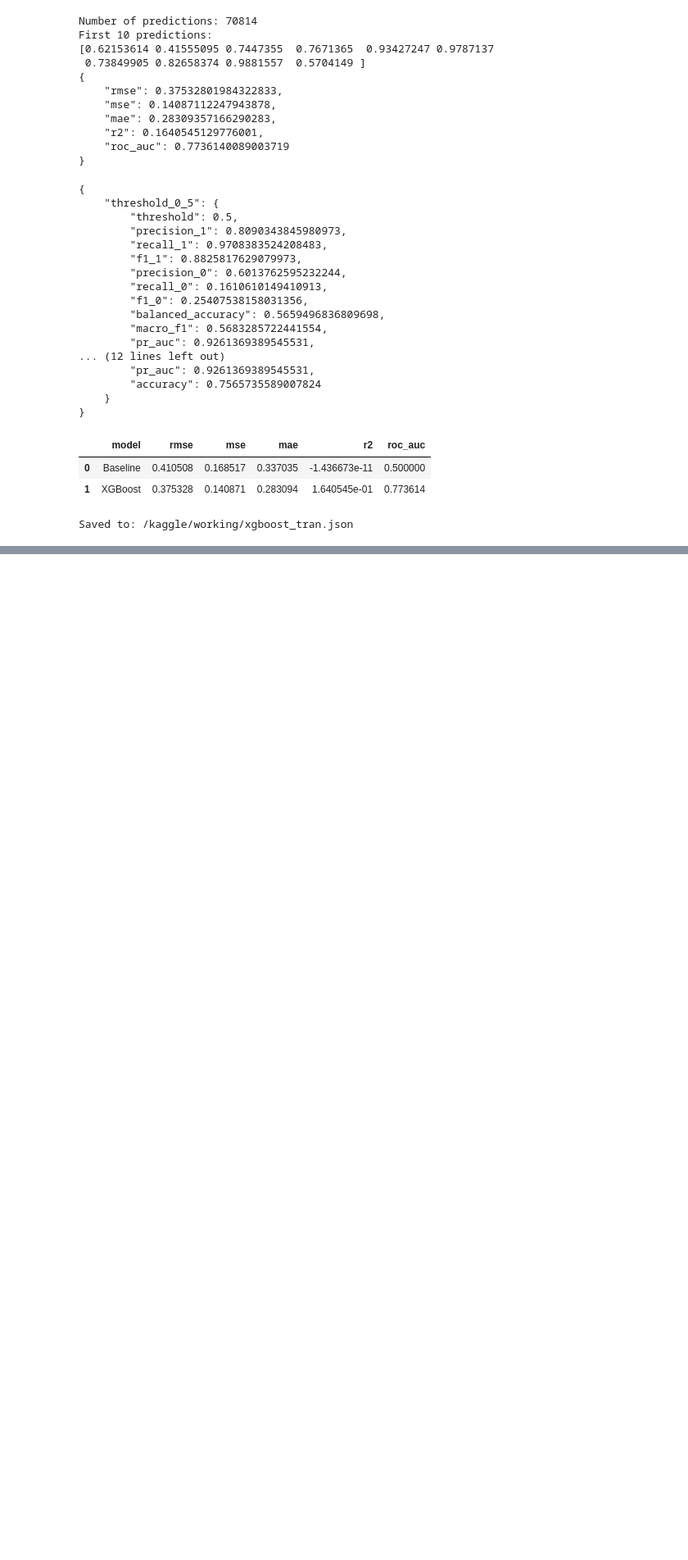
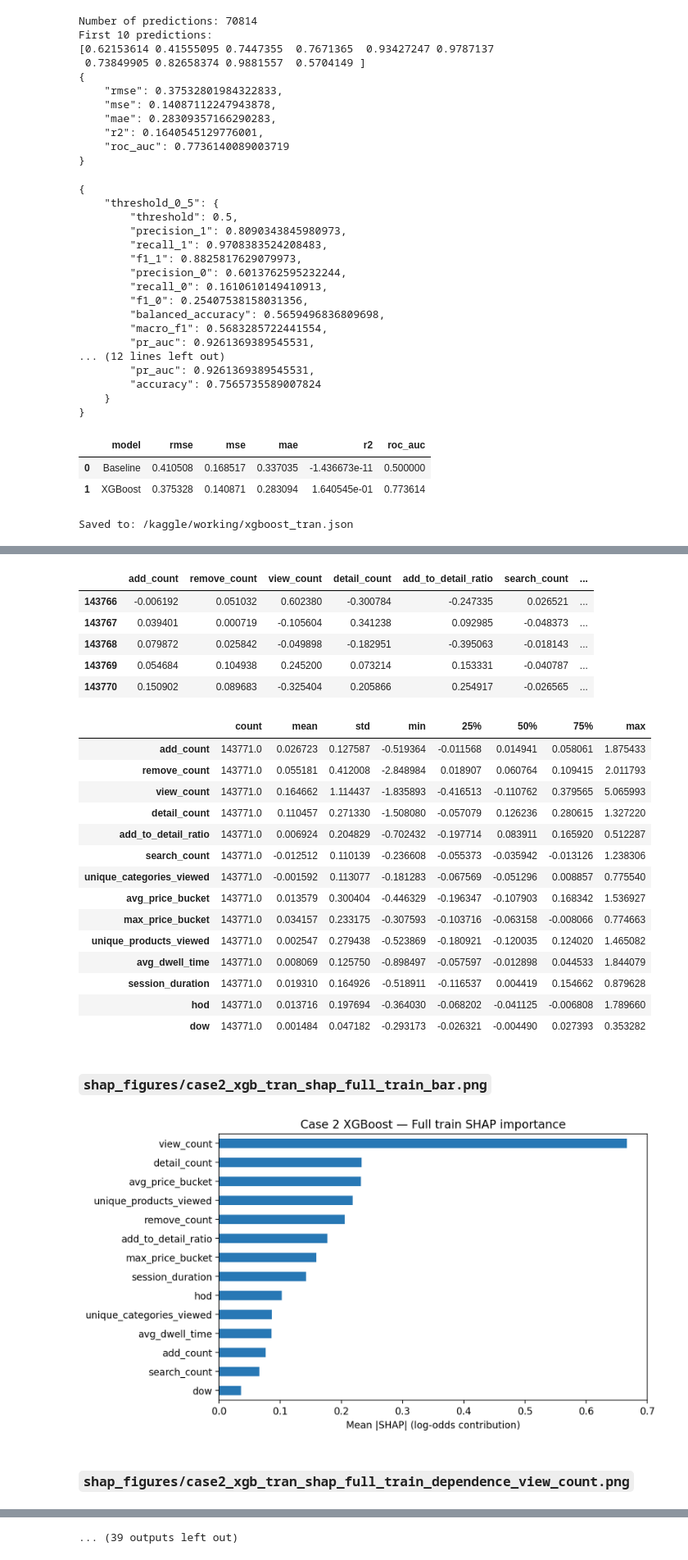
Before and after one commit to lqnanh/E-Commerce, a Jupyter notebook: xgboost-classification.ipynb, the cells around one changed output, grey strips where cells are left out. Shown at 82% size. Cells and saved outputs as stored; diff of their text form; code cells hidden in the pictures; blank space fills up the shorter version.

```diff
--- a/xgboost-classification.ipynb
+++ b/xgboost-classification.ipynb
@@ -876,0 +863,39 @@ case2_xgb_tran_shap_oof_values_X.csv.gz
+# %%
+import os, json
+import pandas as pd
+from IPython.display import display, Image, Markdown
+
+root = "/kaggle/working"
+skip_dirs = {".virtual_documents", "repo_tmp", ".git"}
+
+pd.set_option("display.max_rows", None)
+pd.set_option("display.max_columns", None)
+pd.set_option("display.width", 250)
+
+MAX_ROWS_FULL = 200
+
+for dirpath, dirnames, filenames in os.walk(root):
+    dirnames[:] = [d for d in dirnames if d not in skip_dirs]
+    for fn in sorted(filenames):
+        path = os.path.join(dirpath, fn)
+        rel = os.path.relpath(path, root)
+        display(Markdown(f"### `{rel}`"))
+
+        if fn.lower().endswith((".png", ".jpg", ".jpeg")):
+            display(Image(filename=path))
+
+        elif fn.lower().endswith((".csv", ".csv.gz")):
+            has_index = any(k in fn for k in ("metadata", "importance"))
+            df = pd.read_csv(path, sep=None, engine="python",
+                             index_col=0 if has_index else None)
+            print(f"shape = {df.shape}")
+            if len(df) <= MAX_ROWS_FULL:
+                display(df)
+            else:
+                display(df.head(10))
+                display(df.tail(5))
+                display(df.describe().T)
+
+        elif fn.lower().endswith(".json"):
+            print(json.dumps(json.load(open(path)), indent=2, ensure_ascii=False))
+# %% [output]
@@ -876,0 +934,24 @@ case2_xgb_tran_shap_oof_values_X.csv.gz
+|  | add_count | remove_count | view_count | detail_count | add_to_detail_ratio | search_count | ... |
+| 143766 | -0.006192 | 0.051032 | 0.602380 | -0.300784 | -0.247335 | 0.026521 | ... |
+| 143767 | 0.039401 | 0.000719 | -0.105604 | 0.341238 | 0.092985 | -0.048373 | ... |
+| 143768 | 0.079872 | 0.025842 | -0.049898 | -0.182951 | -0.395063 | -0.018143 | ... |
+| 143769 | 0.054684 | 0.104938 | 0.245200 | 0.073214 | 0.153331 | -0.040787 | ... |
+| 143770 | 0.150902 | 0.089683 | -0.325404 | 0.205866 | 0.254917 | -0.026565 | ... |
+|  | count | mean | std | min | 25% | 50% | 75% | max |
+| add_count | 143771.0 | 0.026723 | 0.127587 | -0.519364 | -0.011568 | 0.014941 | 0.058061 | 1.875433 |
+| remove_count | 143771.0 | 0.055181 | 0.412008 | -2.848984 | 0.018907 | 0.060764 | 0.109415 | 2.011793 |
+| view_count | 143771.0 | 0.164662 | 1.114437 | -1.835893 | -0.416513 | -0.110762 | 0.379565 | 5.065993 |
+| detail_count | 143771.0 | 0.110457 | 0.271330 | -1.508080 | -0.057079 | 0.126236 | 0.280615 | 1.327220 |
+| add_to_detail_ratio | 143771.0 | 0.006924 | 0.204829 | -0.702432 | -0.197714 | 0.083911 | 0.165920 | 0.512287 |
+| search_count | 143771.0 | -0.012512 | 0.110139 | -0.236608 | -0.055373 | -0.035942 | -0.013126 | 1.238306 |
+| unique_categories_viewed | 143771.0 | -0.001592 | 0.113077 | -0.181283 | -0.067569 | -0.051296 | 0.008857 | 0.775540 |
+| avg_price_bucket | 143771.0 | 0.013579 | 0.300404 | -0.446329 | -0.196347 | -0.107903 | 0.168342 | 1.536927 |
+| max_price_bucket | 143771.0 | 0.034157 | 0.233175 | -0.307593 | -0.103716 | -0.063158 | -0.008066 | 0.774663 |
+| unique_products_viewed | 143771.0 | 0.002547 | 0.279438 | -0.523869 | -0.180921 | -0.120035 | 0.124020 | 1.465082 |
+| avg_dwell_time | 143771.0 | 0.008069 | 0.125750 | -0.898497 | -0.057597 | -0.012898 | 0.044533 | 1.844079 |
+| session_duration | 143771.0 | 0.019310 | 0.164926 | -0.518911 | -0.116537 | 0.004419 | 0.154662 | 0.879628 |
+| hod | 143771.0 | 0.013716 | 0.197694 | -0.364030 | -0.068202 | -0.041125 | -0.006808 | 1.789660 |
+| dow | 143771.0 | 0.001484 | 0.047182 | -0.293173 | -0.026321 | -0.004490 | 0.027393 | 0.353282 |
+### `shap_figures/case2_xgb_tran_shap_full_train_bar.png`
+[figure, added]
+### `shap_figures/case2_xgb_tran_shap_full_train_dependence_view_count.png`
@@ -876,0 +959 @@ case2_xgb_tran_shap_oof_values_X.csv.gz
+... (39 outputs left out)
```
Also changed, not shown: parts of 6 cells of this notebook.
